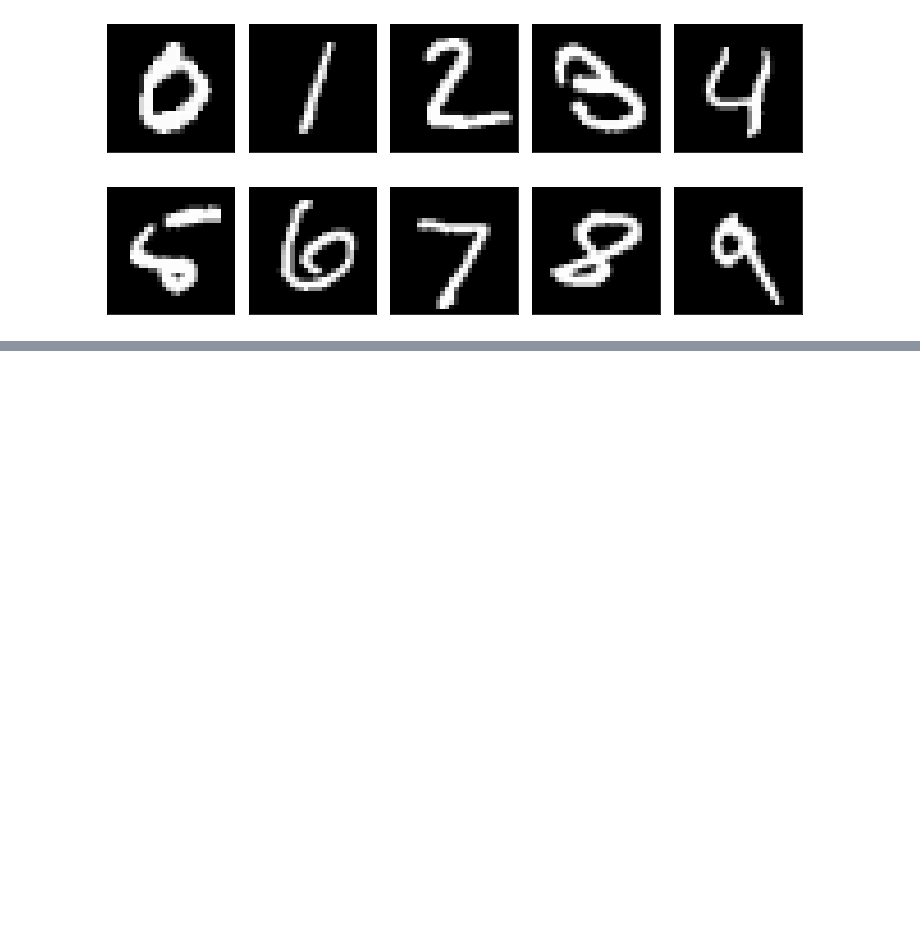
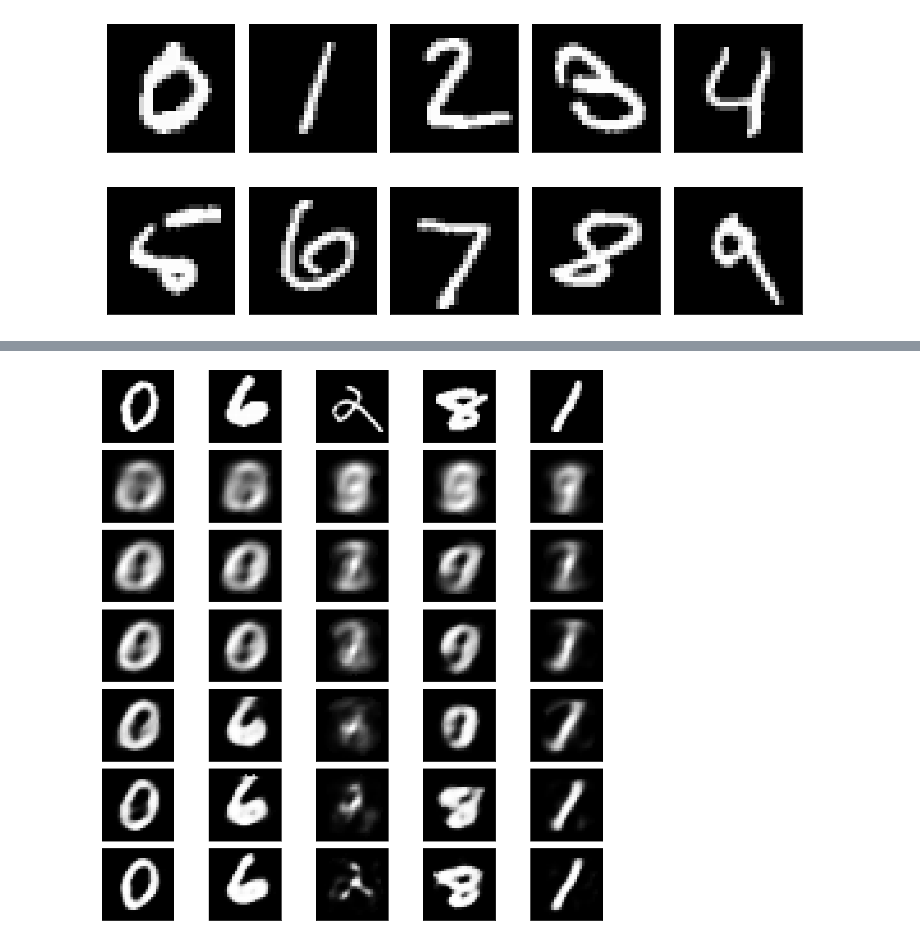
Before and after one commit to rebbrunner/data-science-env, a Jupyter notebook: notebooks/ch5_autoencoders.ipynb, the cells around one changed output, grey strips where cells are left out. Cells and saved outputs as stored; diff of their text form; code cells hidden in the pictures; blank space fills up the shorter version.

Commit message:
Add first example of autoencoders

```diff
--- a/notebooks/ch5_autoencoders.ipynb
+++ b/notebooks/ch5_autoencoders.ipynb
@@ -25,0 +113,6 @@ plt.show()
+# %%
+hiddenLayerSize_2_model = create_autoencoder(hidden_layer_size=2)
+hiddenLayerSize_4_model = create_autoencoder(hidden_layer_size=4)
+hiddenLayerSize_8_model = create_autoencoder(hidden_layer_size=8)
+hiddenLayerSize_16_model = create_autoencoder(hidden_layer_size=16)
+hiddenLayerSize_32_model = create_autoencoder(hidden_layer_size=32)
@@ -25,0 +136,23 @@ plt.show()
+# %%
+output_2_model = hiddenLayerSize_2_model.predict(x_test_reshaped)
+output_4_model = hiddenLayerSize_4_model.predict(x_test_reshaped)
+output_8_model = hiddenLayerSize_8_model.predict(x_test_reshaped)
+output_16_model = hiddenLayerSize_16_model.predict(x_test_reshaped)
+output_32_model = hiddenLayerSize_32_model.predict(x_test_reshaped)
+# %%
+fig, axes = plt.subplots(7, 5, figsize=(15,15))
+
+randomly_selected_imgs = random.sample(range(output_2_model.shape[0]),5)
+outputs = [x_test, output, output_2_model, output_4_model, output_8_model, output_16_model, output_32_model]
+
+for row_num, row in enumerate(axes):
+    for col_num, ax in enumerate(row):
+        ax.imshow(outputs[row_num][randomly_selected_imgs[col_num]].reshape(28,28), cmap='gray')
+        ax.grid(False)
+        ax.set_xticks([])
+        ax.set_yticks([])
+
+plt.tight_layout()
+plt.show()
+# %% [output]
+[figure, added]
```
Also changed, not shown: parts of 13 cells of this notebook.
